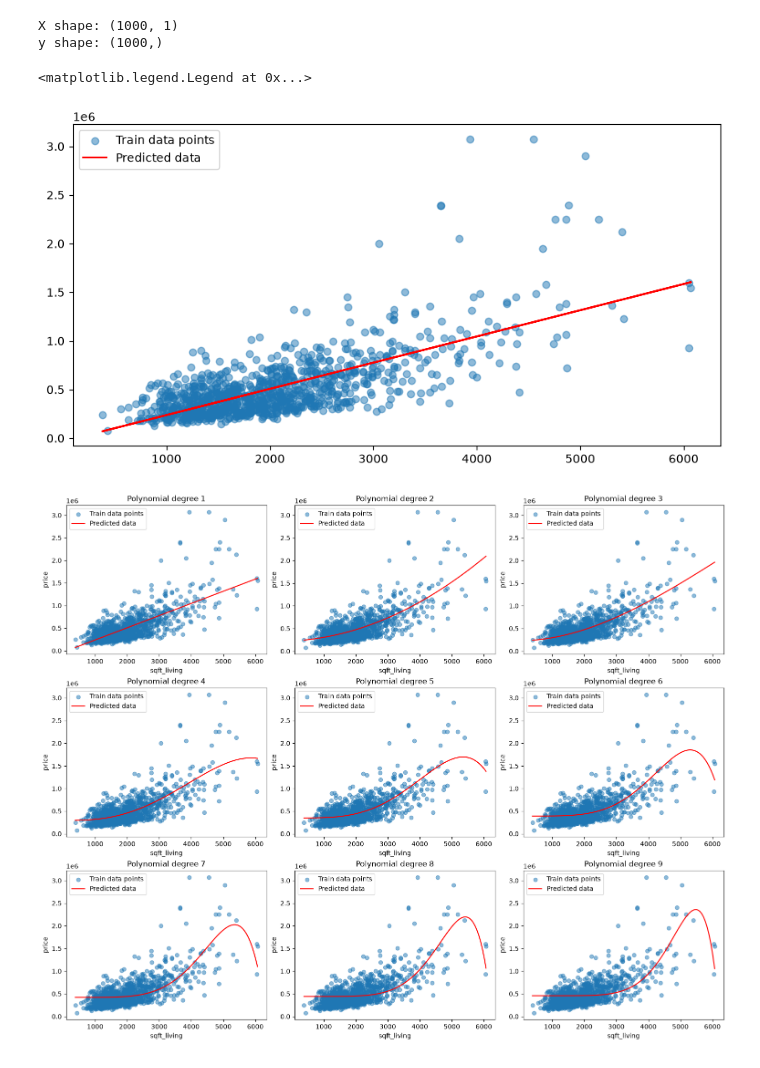
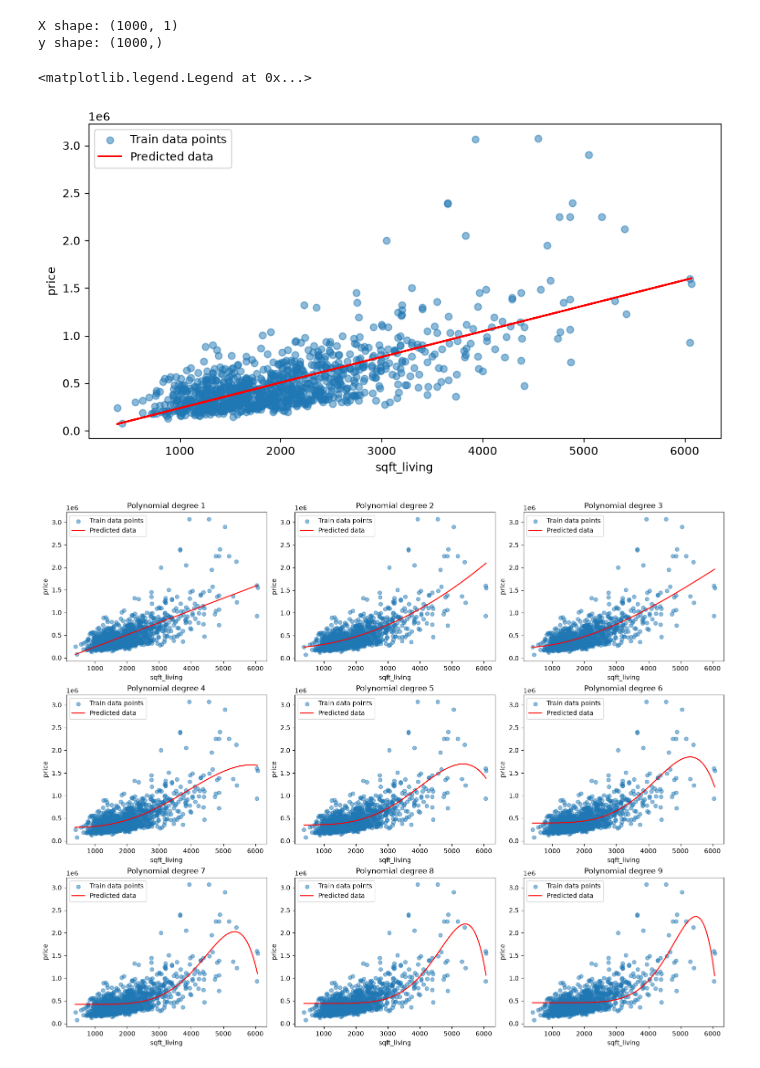
Before and after one commit to mwojtyna/uj, a Jupyter notebook: data-science/3_Assignment_Regression_primer.ipynb, the cells around one changed output. Cells and saved outputs as stored; diff of their text form; code cells hidden in the pictures.

```diff
--- a/data-science/3_Assignment_Regression_primer.ipynb
+++ b/data-science/3_Assignment_Regression_primer.ipynb
@@ -32,18 +36,20 @@ y shape: (1000,)
 # %%
 #b)
 
 #Your code:
 y_pred = model.predict(X)
 
-fig, ax = plt.subplots(figsize=(10,5))
+fig, ax = plt.subplots(figsize=(10, 5))
 ax.scatter(X, y, label="Train data points", alpha=0.5)
+ax.set_xlabel("sqft_living")
+ax.set_ylabel("price")
 ax.plot(X, y_pred, label="Predicted data", color="red")
 ax.legend()
 
 #Hint: model.predict(), model.intercept_,  model.coef_, model.score()
 # %% [output]
 <matplotlib.legend.Legend at 0x...>
-[figure, old version]
+[figure, new version]
 # %%
 #c)
 N = 9
```
Also changed, not shown: parts of 9 cells of this notebook.
